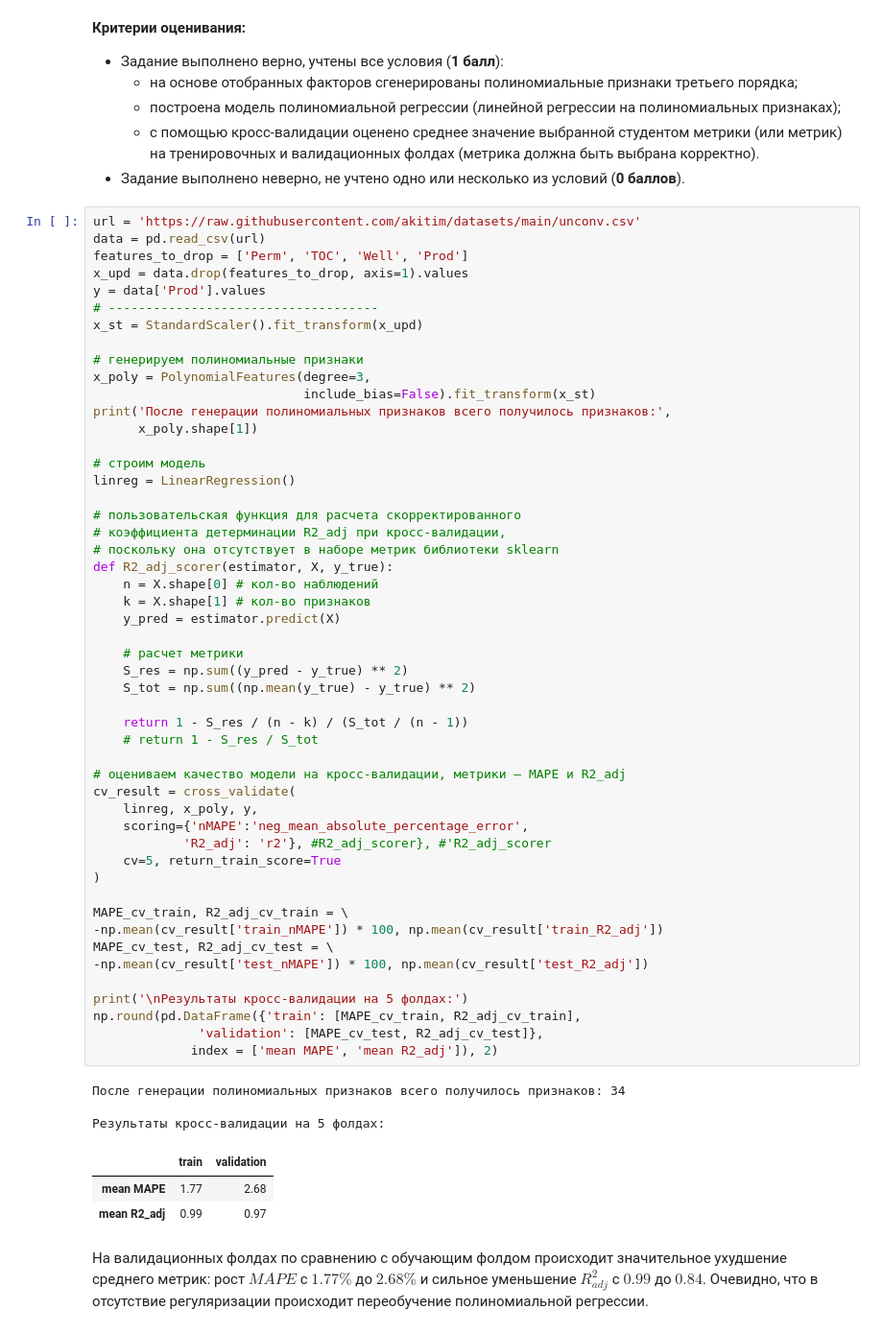
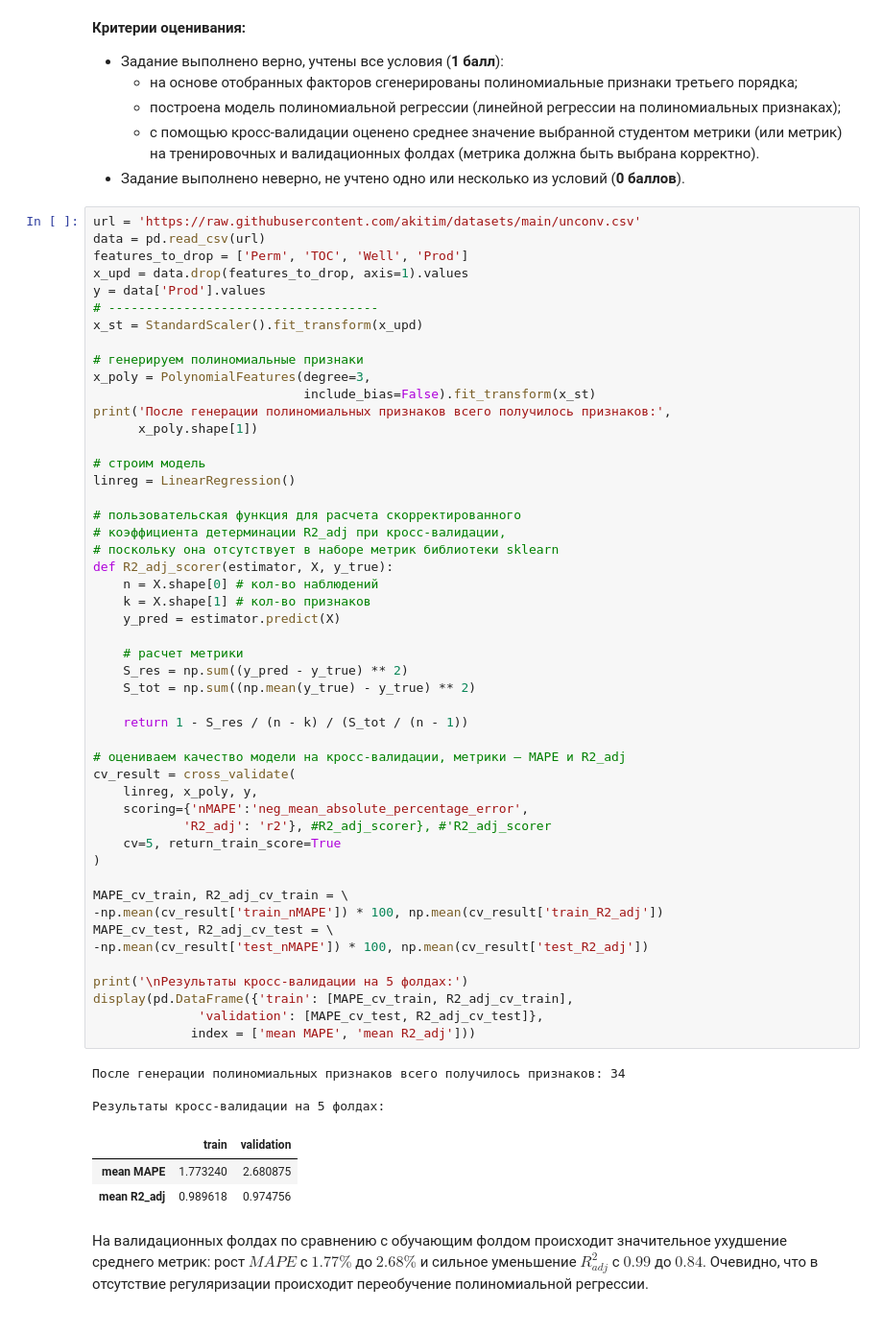
Before and after one commit to akitim/SkillFactory_current, a Jupyter notebook: MATH_ML_2_Практика_Акимкин.ipynb, the cells around one changed output. Shown at 96% size. Cells and saved outputs as stored; diff of their text form.

```diff
--- a/MATH_ML_2_Практика_Акимкин.ipynb
+++ b/MATH_ML_2_Практика_Акимкин.ipynb
@@ -634,38 +634,37 @@ def R2_adj_scorer(estimator, X, y_true):
     n = X.shape[0] # кол-во наблюдений
     k = X.shape[1] # кол-во признаков
     y_pred = estimator.predict(X)
 
     # расчет метрики
     S_res = np.sum((y_pred - y_true) ** 2)
     S_tot = np.sum((np.mean(y_true) - y_true) ** 2)
 
     return 1 - S_res / (n - k) / (S_tot / (n - 1))
-    # return 1 - S_res / S_tot
 
 # оцениваем качество модели на кросс-валидации, метрики — MAPE и R2_adj
 cv_result = cross_validate(
     linreg, x_poly, y,
     scoring={'nMAPE':'neg_mean_absolute_percentage_error',
             'R2_adj': 'r2'}, #R2_adj_scorer}, #'R2_adj_scorer
     cv=5, return_train_score=True
 )
 
 MAPE_cv_train, R2_adj_cv_train = \
 -np.mean(cv_result['train_nMAPE']) * 100, np.mean(cv_result['train_R2_adj'])
 MAPE_cv_test, R2_adj_cv_test = \
 -np.mean(cv_result['test_nMAPE']) * 100, np.mean(cv_result['test_R2_adj'])
 
 print('\nРезультаты кросс-валидации на 5 фолдах:')
-np.round(pd.DataFrame({'train': [MAPE_cv_train, R2_adj_cv_train],
+display(pd.DataFrame({'train': [MAPE_cv_train, R2_adj_cv_train],
               'validation': [MAPE_cv_test, R2_adj_cv_test]},
-             index = ['mean MAPE', 'mean R2_adj']), 2)
+             index = ['mean MAPE', 'mean R2_adj']))
 # %% [output]
 После генерации полиномиальных признаков всего получилось признаков: 34
 
 Результаты кросс-валидации на 5 фолдах:
 |  | train | validation |
-| mean MAPE | 1.77 | 2.68 |
-| mean R2_adj | 0.99 | 0.97 |
+| mean MAPE | 1.773240 | 2.680875 |
+| mean R2_adj | 0.989618 | 0.974756 |
 # %% [markdown]
 На валидационных фолдах по сравнению с обучающим фолдом происходит  значительное ухудшение среднего метрик: рост $MAPE$ c $1.77\%$ до $2.68\%$ и сильное уменьшение $R^2_{adj}$ c $0.99$ до $0.84$. Очевидно, что в отсутствие регуляризации происходит переобучение полиномиальной регрессии.
 # %% [markdown]
```
Also changed, not shown: parts of 3 cells of this notebook.
